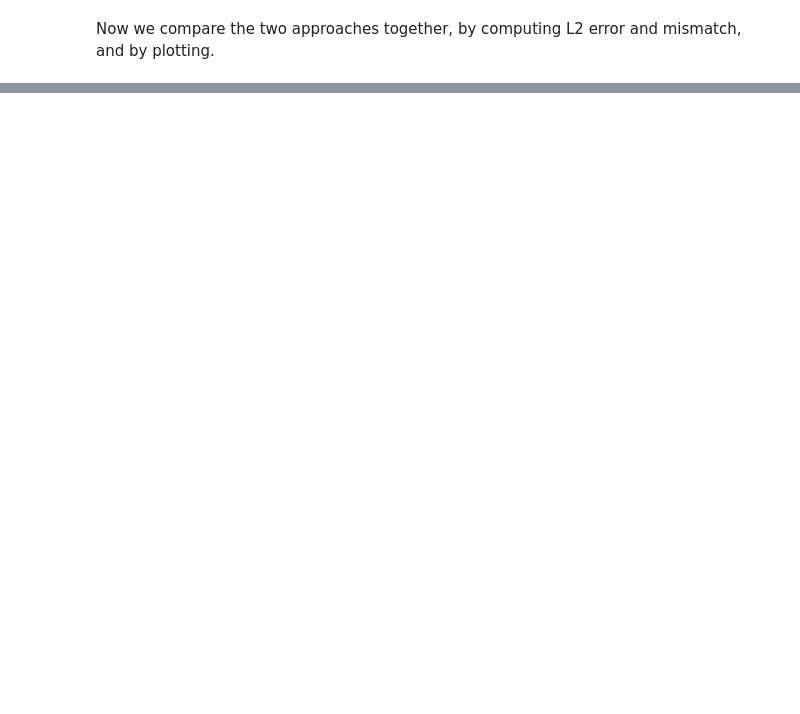
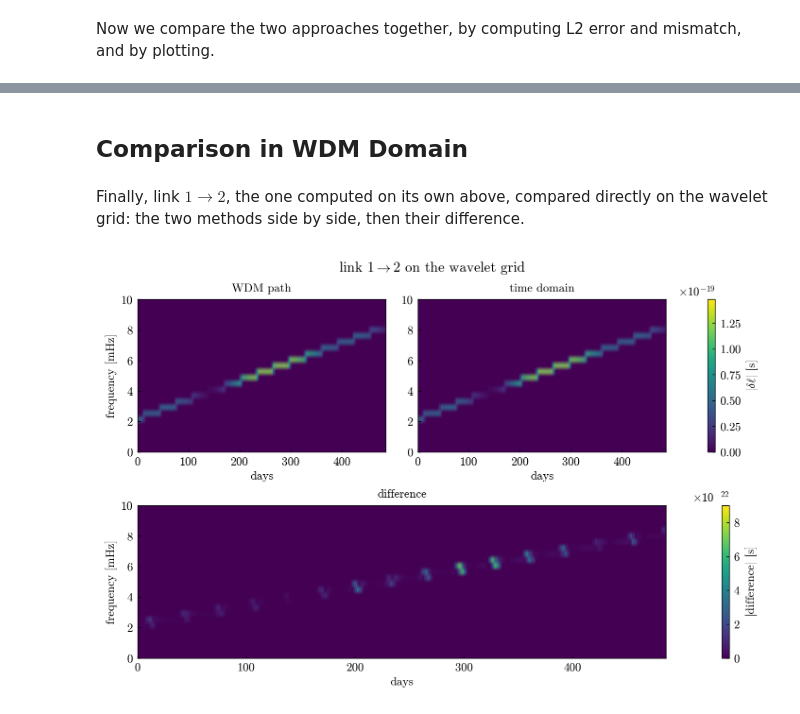
Before and after one commit to tomaszkinowski/WDM_LISAresponse, a Jupyter notebook: examples/getting_started.ipynb, the cells around one changed output, grey strips where cells are left out. Cells and saved outputs as stored; diff of their text form; code cells hidden in the pictures; blank space fills up the shorter version.

```diff
--- a/examples/getting_started.ipynb
+++ b/examples/getting_started.ipynb
@@ -133,9 +207,11 @@ print(wdm_one_arm_responses.shape)
 By default, we calculate all six links in order: $(s,r) = [(2, 1), (3, 2),(1, 3), (3, 1), (2, 3), (1, 2)]$.
 If you want to compute a subset, use the `utils.py` function `Link`.
 # %%
-wdm_one_arm_response_12 = response.one_arm_response(theta=theta, phi=phi, h_plus=wdm_h_plus, h_cross=wdm_h_cross,
-                                                    link = utils.Link(1,2))
+start = time.perf_counter()
+wdm_one_arm_response_12 = jax.block_until_ready(response.one_arm_response(
+    theta=theta, phi=phi, h_plus=wdm_h_plus, h_cross=wdm_h_cross, link=utils.Link(1, 2)))
 
 print(wdm_one_arm_response_12.shape)
+print(f"{time.perf_counter() - start:.1f} s, including JAX compilation on this first call")
 # %% [output]
 (32796, 128)
@@ -213,0 +316,35 @@ plt.show()
+# %% [markdown]
+## Comparison in WDM Domain
+# %% [markdown]
+Finally, link $1\rightarrow 2$, the one computed on its own above, compared directly on the wavelet grid: the two methods side by side, then their difference.
+# %%
+k = list(response.link_convention).index(utils.Link(1, 2))
+grids_12 = {"WDM path": np.asarray(wdm_one_arm_response_12),
+            "time domain": np.asarray(td_one_arm_responses_in_wdm[k])}
+difference = grids_12["WDM path"] - grids_12["time domain"]
+
+# Colour limits from the region the mismatch uses, so the padding and the m = 0
+# band do not set them.
+signal_max = max(np.abs(utils.apply_wdm_cut(g, cut_info)).max() for g in grids_12.values())
+difference_max = np.abs(utils.apply_wdm_cut(difference, cut_info)).max()
+day_ticks, mhz_ticks = [0, 100, 200, 300, 400], [0, 2, 4, 6, 8, 10]
+
+fig, axes = plt.subplot_mosaic([["WDM path", "time domain"],
+                                ["difference", "difference"]],
+                               figsize=(7, 4.6), layout="constrained")
+for name, grid in grids_12.items():
+    time_frequency_plot(wdm, grid, figax=(fig, axes[name]), part="abs", cmap="viridis",
+                        vmin=0, vmax=signal_max, label=r"$|\delta\ell|$ [s]")
+# The two share a colour scale, so one colour bar serves both.
+axes["WDM path"].images[0].colorbar.remove()
+time_frequency_plot(wdm, difference, figax=(fig, axes["difference"]), part="abs", cmap="viridis",
+                    vmin=0, vmax=difference_max, label=r"$|$difference$|$ [s]")
+for name, ax in axes.items():
+    ax.set_xticks([d * 86400 for d in day_ticks], labels=day_ticks)
+    ax.set_yticks([m * 1e-3 for m in mhz_ticks], labels=mhz_ticks)
+    ax.set(title=name, xlabel="days", ylim=(0, 10e-3),
+           ylabel="" if name == "time domain" else "frequency [mHz]")
+fig.suptitle(r"link $1 \rightarrow 2$ on the wavelet grid")
+plt.show()
+# %% [output]
+[figure, added]
```
Also changed, not shown: parts of 16 cells of this notebook.
